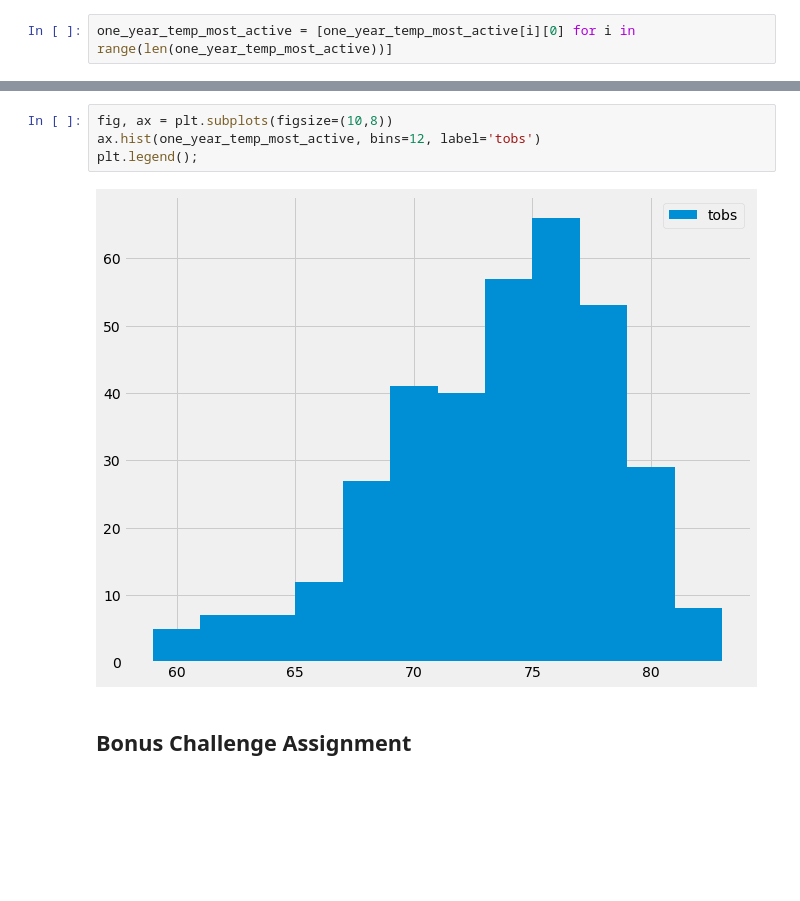
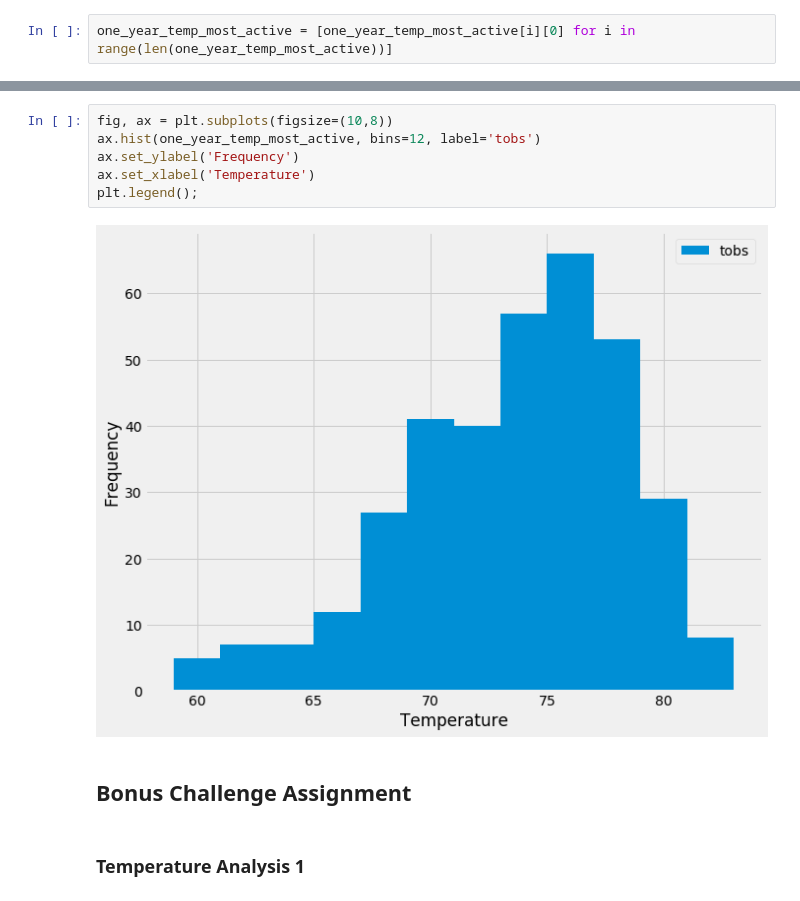
Before and after one commit to ringotm/sqlalchemy-challenge, a Jupyter notebook: climate_starter.ipynb, the cells around one changed output, grey strips where cells are left out. Cells and saved outputs as stored; diff of their text form; blank space fills up the shorter version.

```diff
--- a/climate_starter.ipynb
+++ b/climate_starter.ipynb
@@ -245,8 +152,12 @@ Length: 352, dtype: float64
 # %%
 fig, ax = plt.subplots(figsize=(10,8))
 ax.hist(one_year_temp_most_active, bins=12, label='tobs')
+ax.set_ylabel('Frequency')
+ax.set_xlabel('Temperature')
 plt.legend();
 # %% [output]
-[figure, old version]
+[figure, new version]
 # %% [markdown]
 ## Bonus Challenge Assignment
+# %% [markdown]
+### Temperature Analysis 1
```
Also changed, not shown: parts of 26 cells of this notebook, 1 other file.
